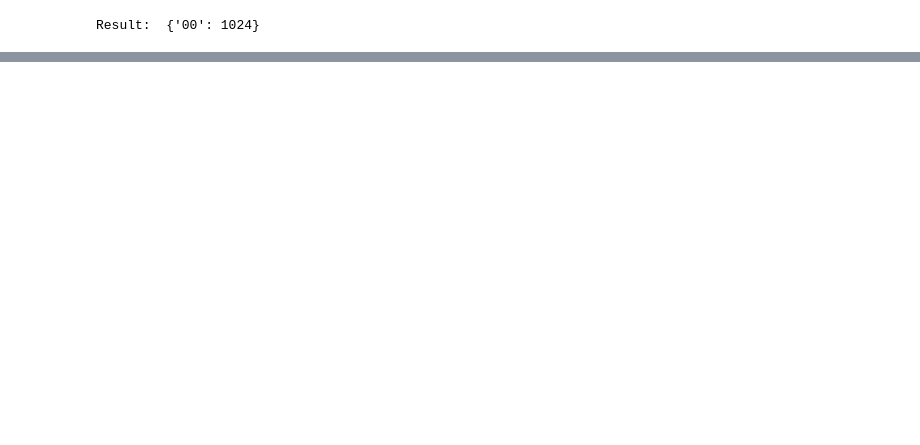
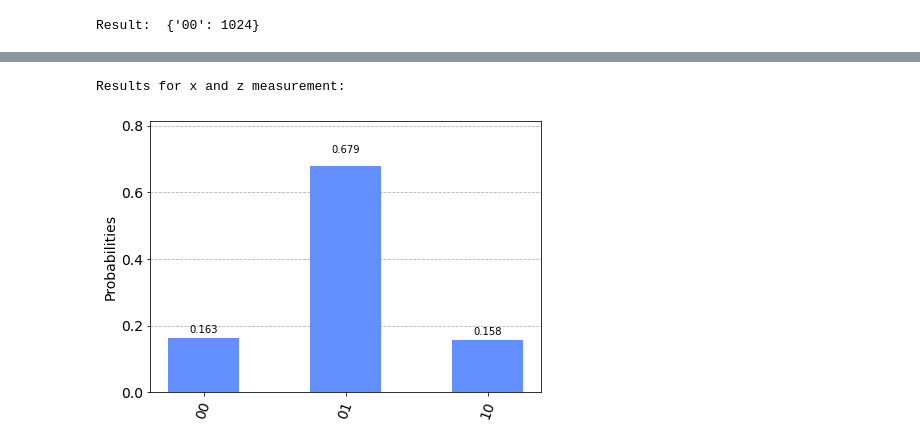
Before and after one commit to arthurhobspice/quantum-computing, a Jupyter notebook: firststeps.ipynb, the cells around one changed output, grey strips where cells are left out. Cells and saved outputs as stored; diff of their text form; code cells hidden in the pictures; blank space fills up the shorter version.

```diff
--- a/firststeps.ipynb
+++ b/firststeps.ipynb
@@ -235,0 +363,13 @@ Result:  {'00': 1024}
+# %%
+m_zx = QuantumCircuit(2,2)
+m_zx.h(1)
+m_zx.measure([0,1],[0,1])
+
+qc_compiled = transpile(qc.compose(m_zx), backend)
+
+print('Results for x and z measurement:')
+counts = backend.run(qc_compiled, shots=1000).result().get_counts(qc_compiled)
+plot_histogram(counts)
+# %% [output]
+Results for x and z measurement:
+[figure, added]
```
Also changed, not shown: parts of 29 cells of this notebook.
